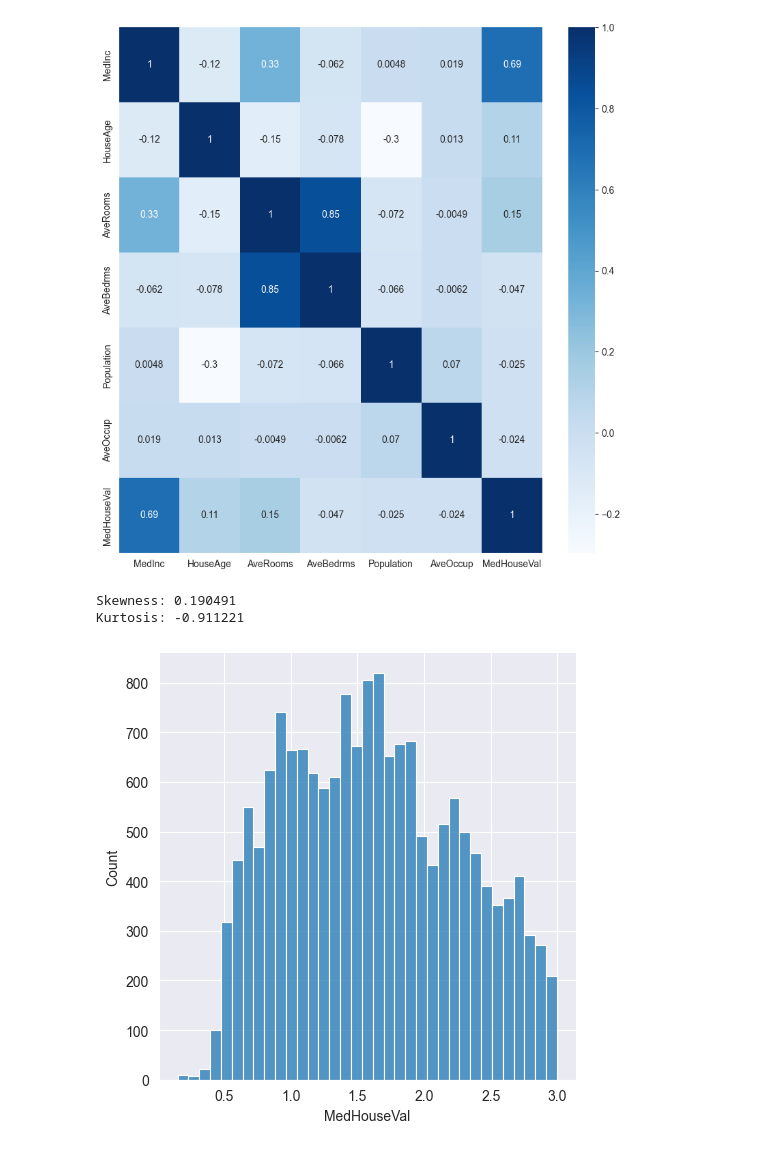
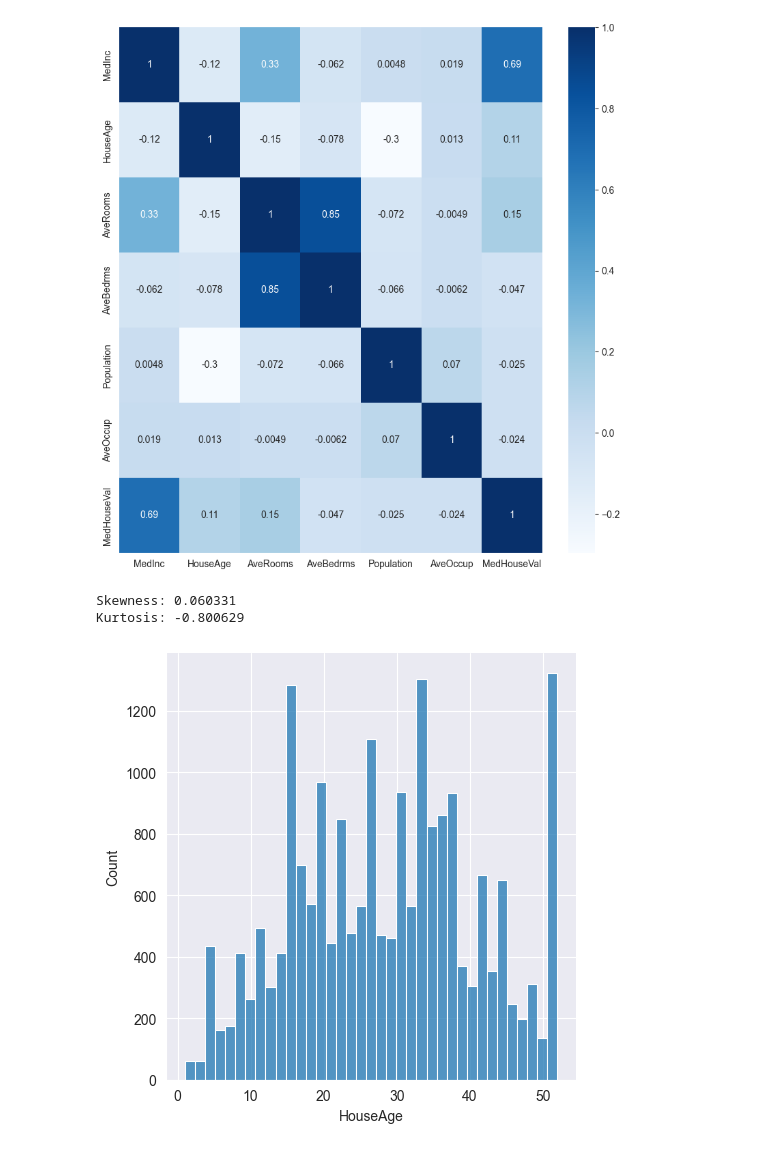
Before and after one commit to TsukiShinen/GT3_Project3, a Jupyter notebook: src/Test2Nolan.ipynb, the cells around one changed output. Cells and saved outputs as stored; diff of their text form; code cells hidden in the pictures.

```diff
--- a/src/Test2Nolan.ipynb
+++ b/src/Test2Nolan.ipynb
@@ -13,11 +13,11 @@ sns.heatmap(california_housing_without_geo.corr(),cbar=True,annot=True,cmap='Blu
 <AxesSubplot: >
 [figure]
 # %%
-house_val = california_housing.MedHouseVal[california_housing.MedHouseVal < 3]
+house_val = california_housing.HouseAge
 sns.displot(house_val)
 print("Skewness: %f" % house_val.skew())
 print("Kurtosis: %f" % house_val.kurt())
 # %% [output]
-Skewness: 0.190491
-Kurtosis: -0.911221
+Skewness: 0.060331
+Kurtosis: -0.800629
-[figure, old version]
+[figure, new version]
```
Also changed, not shown: 1 other file.
